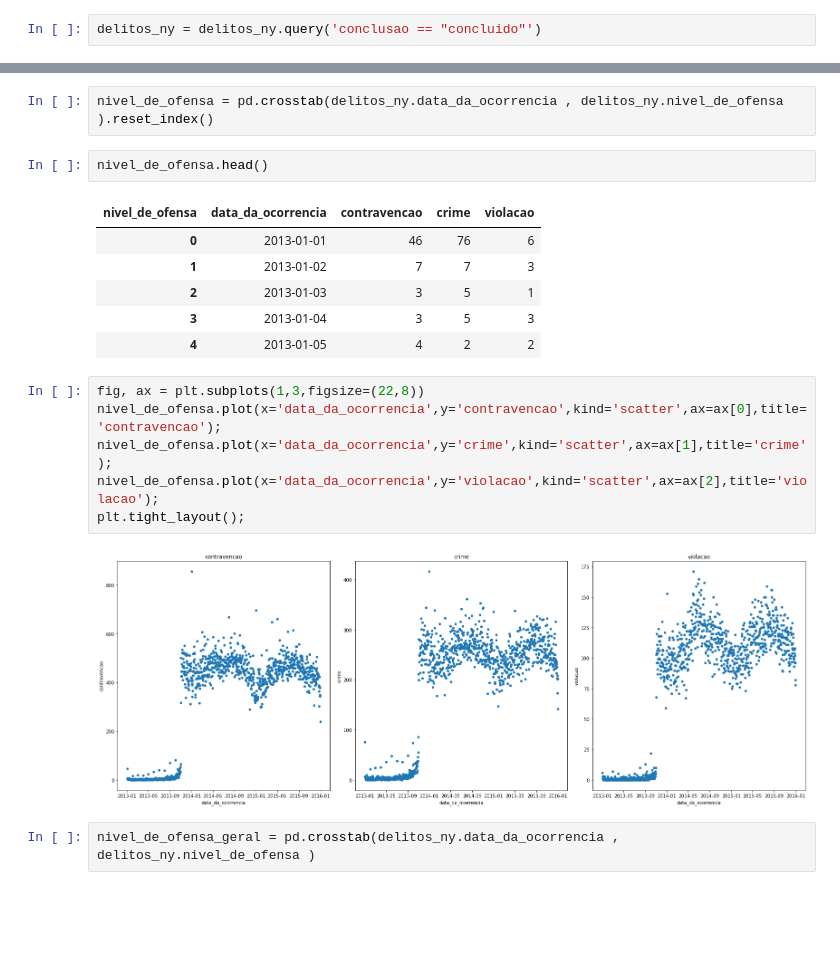
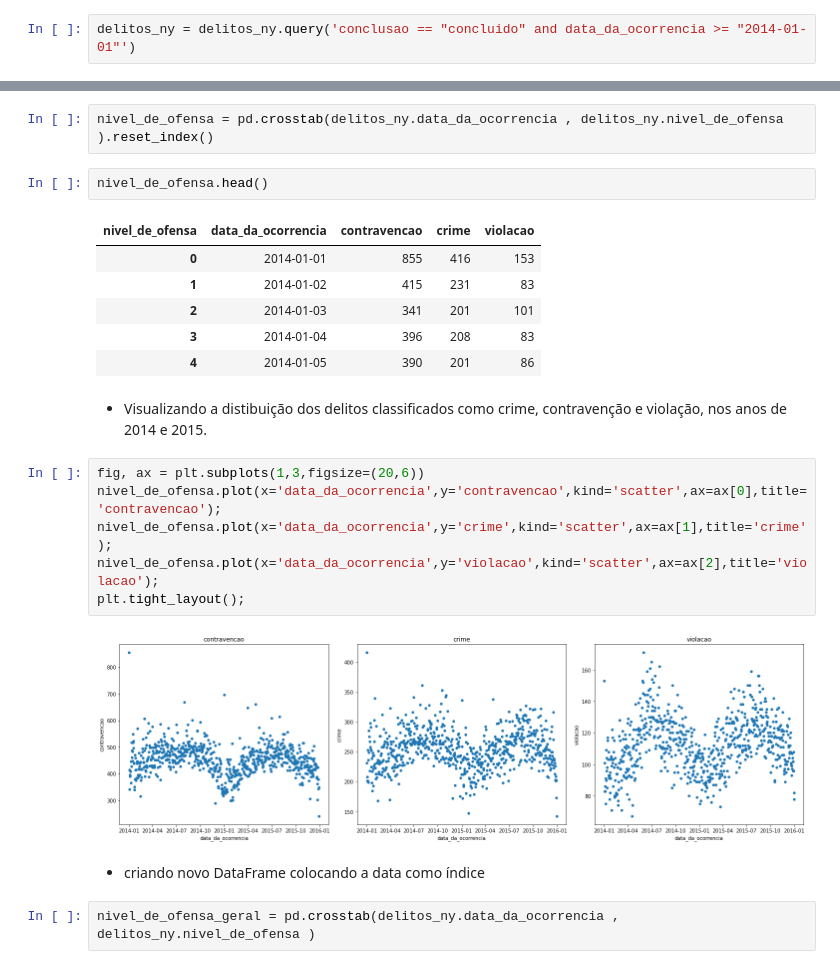
Before and after one commit to robertferro/crimes_ny, a Jupyter notebook: machine_learning.ipynb, the cells around one changed output, grey strips where cells are left out. Cells and saved outputs as stored; diff of their text form; blank space fills up the shorter version.

```diff
--- a/machine_learning.ipynb
+++ b/machine_learning.ipynb
@@ -31,2 +31,2 @@ delitos_ny['data_comunicacao_policia'] = pd.to_datetime(delitos_ny['data_comunic
 # %%
-delitos_ny = delitos_ny.query('conclusao == "concluido"')
+delitos_ny = delitos_ny.query('conclusao == "concluido" and data_da_ocorrencia >= "2014-01-01"')
@@ -65,18 +95,22 @@ nivel_de_ofensa = pd.crosstab(delitos_ny.data_da_ocorrencia , delitos_ny.nivel_d
 nivel_de_ofensa.head()
 # %% [output]
 | nivel_de_ofensa | data_da_ocorrencia | contravencao | crime | violacao |
-| 0 | 2013-01-01 | 46 | 76 | 6 |
-| 1 | 2013-01-02 | 7 | 7 | 3 |
-| 2 | 2013-01-03 | 3 | 5 | 1 |
-| 3 | 2013-01-04 | 3 | 5 | 3 |
-| 4 | 2013-01-05 | 4 | 2 | 2 |
+| 0 | 2014-01-01 | 855 | 416 | 153 |
+| 1 | 2014-01-02 | 415 | 231 | 83 |
+| 2 | 2014-01-03 | 341 | 201 | 101 |
+| 3 | 2014-01-04 | 396 | 208 | 83 |
+| 4 | 2014-01-05 | 390 | 201 | 86 |
+# %% [markdown]
+ - Visualizando a distibuição dos delitos classificados como crime, contravenção e violação, nos anos de 2014 e 2015.
 # %%
-fig, ax = plt.subplots(1,3,figsize=(22,8))
+fig, ax = plt.subplots(1,3,figsize=(20,6))
 nivel_de_ofensa.plot(x='data_da_ocorrencia',y='contravencao',kind='scatter',ax=ax[0],title='contravencao');
 nivel_de_ofensa.plot(x='data_da_ocorrencia',y='crime',kind='scatter',ax=ax[1],title='crime');
 nivel_de_ofensa.plot(x='data_da_ocorrencia',y='violacao',kind='scatter',ax=ax[2],title='violacao');
 plt.tight_layout();
 # %% [output]
-[figure, old version]
+[figure, new version]
+# %% [markdown]
+ - criando novo DataFrame colocando a data como índice
 # %%
 nivel_de_ofensa_geral = pd.crosstab(delitos_ny.data_da_ocorrencia , delitos_ny.nivel_de_ofensa )
```
Also changed, not shown: parts of 38 cells of this notebook, 2 other files.
